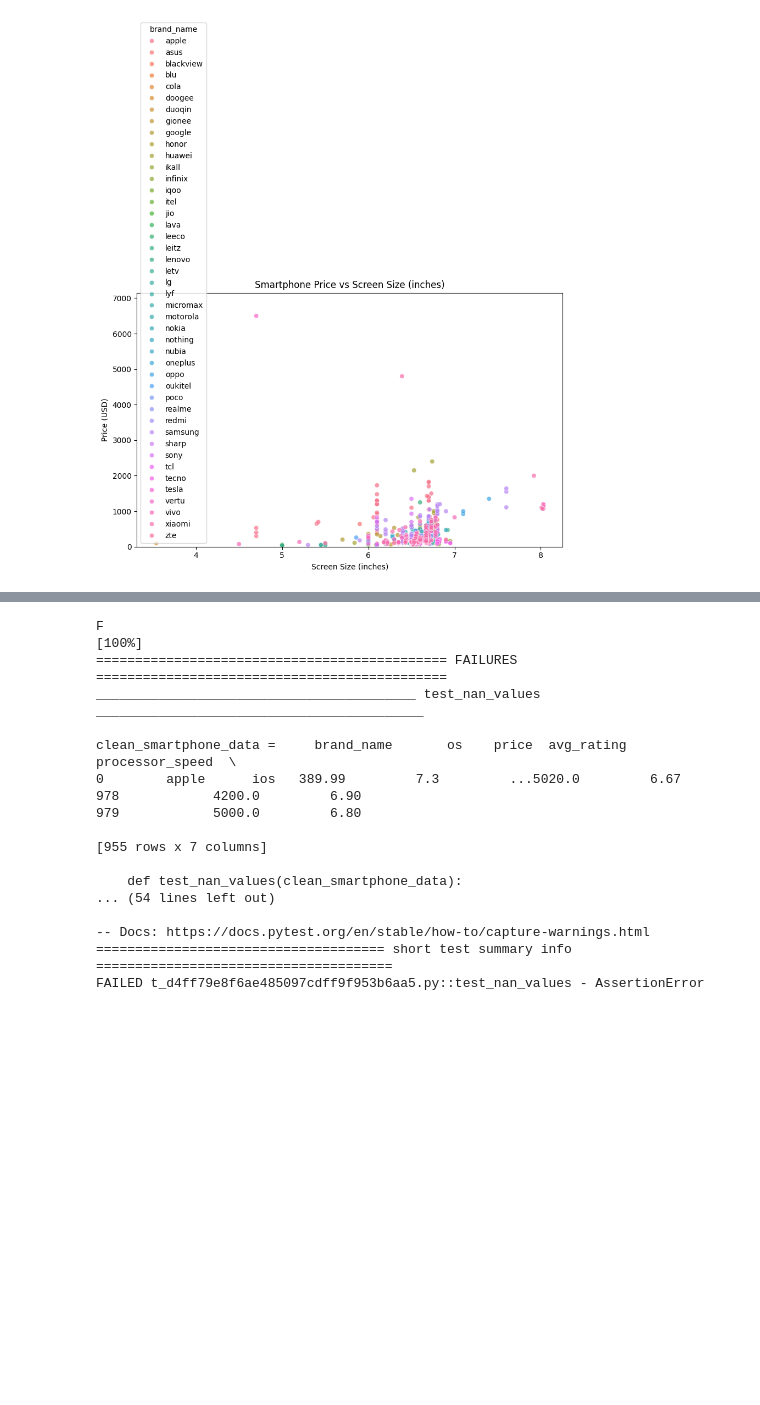
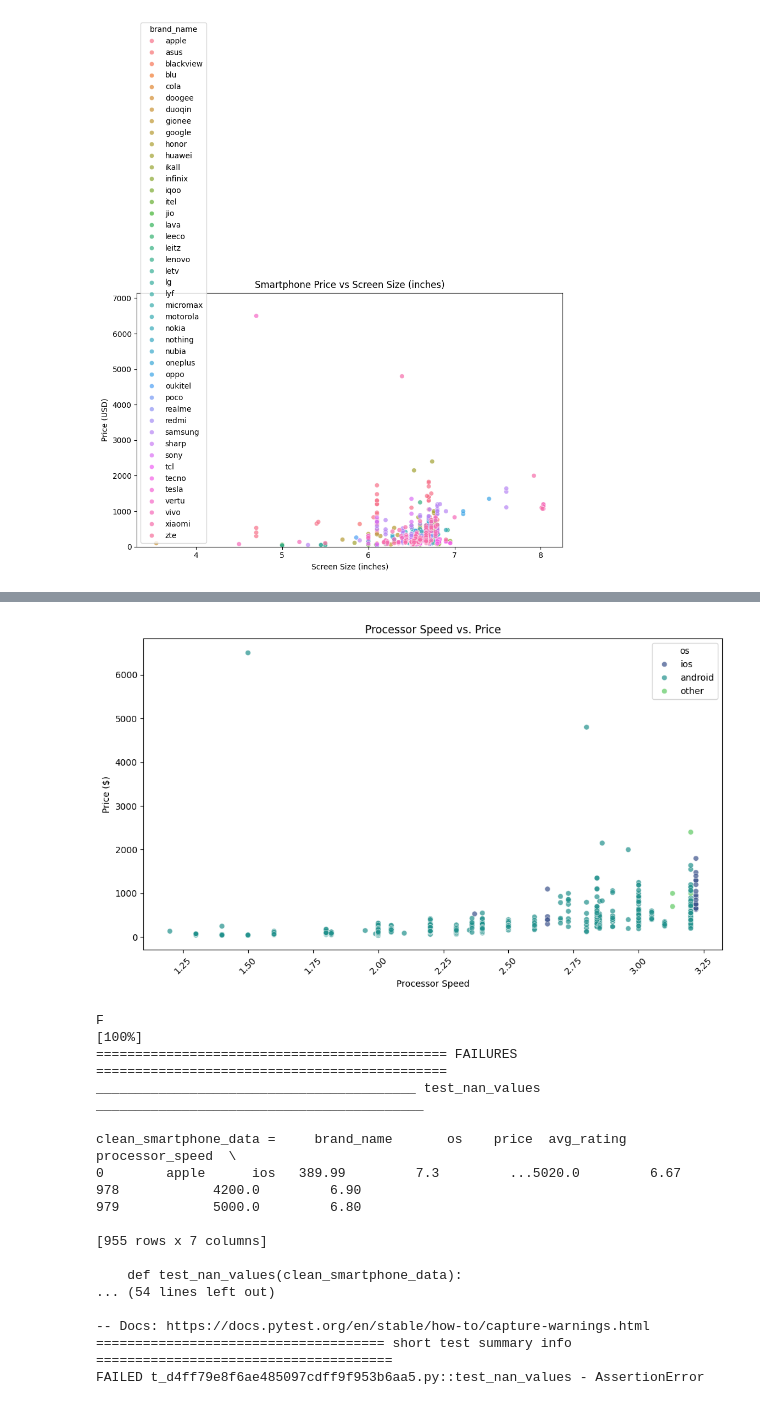
Before and after one commit to bellun/Code_review_PEP8, a Jupyter notebook: notebook.ipynb, the cells around one changed output, grey strips where cells are left out. Cells and saved outputs as stored; diff of their text form; code cells hidden in the pictures; blank space fills up the shorter version.

```diff
--- a/notebook.ipynb
+++ b/notebook.ipynb
@@ -171,3 +123,89 @@ visualize_versus_price(cleaned_data, "processor_speed")
+# %%
+import seaborn as sns
+import matplotlib.pyplot as plt
+
+
+def column_to_label(column_name):
+    """
+    Convert a DataFrame column name to a human-readable plot label.
+
+    Args:
+        column_name (str): The column name to convert (e.g., 'processor_speed')
+
+    Returns:
+        str: Formatted label (e.g., 'Processor Speed')
+
+    Raises:
+        TypeError: If input is not a string
+    """
+    if not isinstance(column_name, str):
+        raise TypeError("Input must be a string")
+
+    return " ".join(column_name.split("_")).title()
+
+
+def visualize_versus_price(clean_data, x_column, ax=None):
+    """
+    Create a scatter plot comparing a specified feature against smartphone prices.
+
+    Args:
+        clean_data (pd.DataFrame): Cleaned smartphone data
+        x_column (str): Column name to plot on x-axis
+        ax (matplotlib.axes.Axes, optional): Axes object to plot on
+
+    Returns:
+        matplotlib.axes.Axes: The axes with the plot
+
+    Raises:
+        KeyError: If specified columns don't exist in the DataFrame
+    """
+    # Validate columns exist
+    required_columns = [x_column, "price", "os"]
+    missing_columns = [col for col in required_columns if col not in clean_data]
+    if missing_columns:
+        raise KeyError(f"DataFrame missing required columns: {missing_columns}")
+
+    # Create plot or use existing axes
+    ax = ax or plt.gca()
+
+    # Create scatter plot
+    sns.scatterplot(
+        x=x_column,
+        y="price",
+        data=clean_data,
+        hue="os",
+        palette="viridis",
+        alpha=0.7,
+        ax=ax
+    )
+
+    # Format plot
+    ax.set(
+        xlabel=column_to_label(x_column),
+        ylabel="Price ($)",
+        title=f"{column_to_label(x_column)} vs. Price"
+    )
+
+    # Rotate x-axis labels if needed
+    plt.xticks(rotation=45)
+
+    # Adjust layout
+    plt.tight_layout()
+
+    return ax
+
+
+# Example usage
+if __name__ == "__main__":
+    try:
+        # Assuming cleaned_data is available
+        fig, ax = plt.subplots(figsize=(10, 6))
+        visualize_versus_price(cleaned_data, "processor_speed", ax=ax)
+        plt.show()
+    except Exception as e:
+        print(f"Error creating visualization: {e}")
+# %% [output]
+[figure, added]
 # %%
 # Import required packages
 import pytest
```
Also changed, not shown: parts of 1 cell of this notebook.
